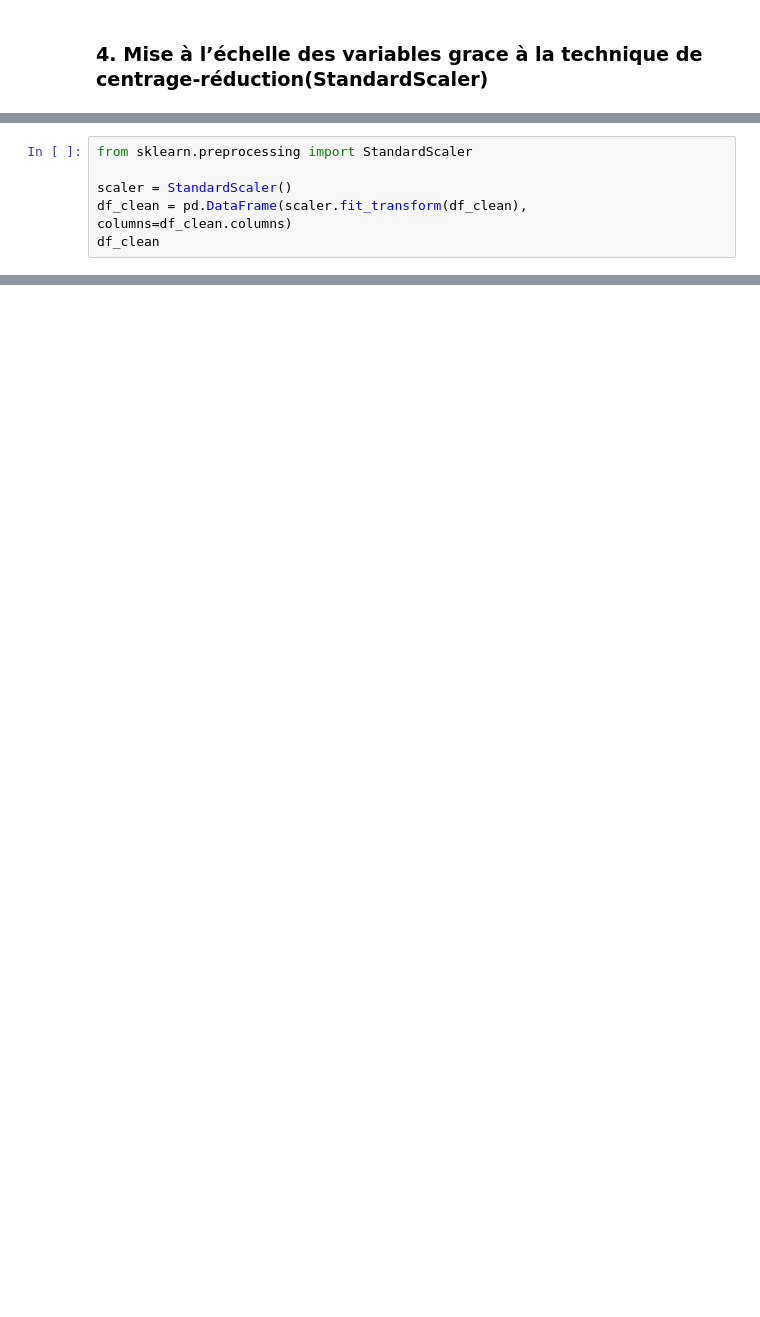
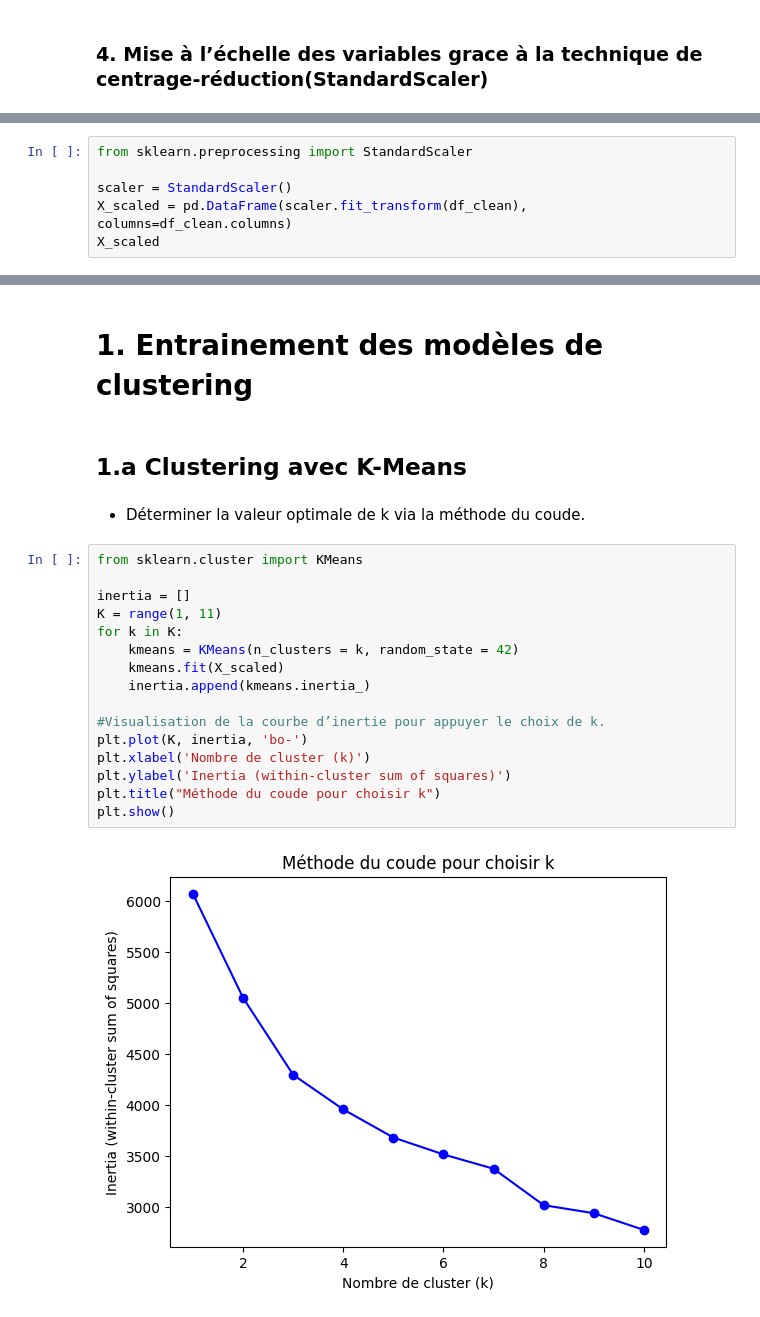
Before and after one commit to r00tMG/risque_diabete_par_analyse_clinique_model_apprentissage, a Jupyter notebook: script.ipynb, the cells around one changed output, grey strips where cells are left out. Saved outputs shown, nothing was run; the diff lists cells and outputs as text; blank space fills up the shorter version.

Commit message:
entrainement du model de clustering

```diff
--- a/script.ipynb
+++ b/script.ipynb
@@ -235,5 +296,5 @@ pip install scikit-learn
 from sklearn.preprocessing import StandardScaler
 
 scaler = StandardScaler()
-df_clean = pd.DataFrame(scaler.fit_transform(df_clean), columns=df_clean.columns)
-df_clean
+X_scaled = pd.DataFrame(scaler.fit_transform(df_clean), columns=df_clean.columns)
+X_scaled
@@ -239,0 +315,24 @@ df_clean
+# %% [markdown]
+# 1. Entrainement des modèles de clustering
+# %% [markdown]
+## 1.a Clustering avec K-Means
+# %% [markdown]
+- Déterminer la valeur optimale de k via la méthode du coude.
+# %%
+from sklearn.cluster import KMeans
+
+inertia = []
+K = range(1, 11)
+for k in K:
+    kmeans = KMeans(n_clusters = k, random_state = 42)
+    kmeans.fit(X_scaled)
+    inertia.append(kmeans.inertia_)
+
+#Visualisation de la courbe d’inertie pour appuyer le choix de k.
+plt.plot(K, inertia, 'bo-')
+plt.xlabel('Nombre de cluster (k)')
+plt.ylabel('Inertia (within-cluster sum of squares)')
+plt.title("Méthode du coude pour choisir k")
+plt.show()
+# %% [output]
+[figure, added]
```
Also changed, not shown: parts of 18 cells of this notebook.
